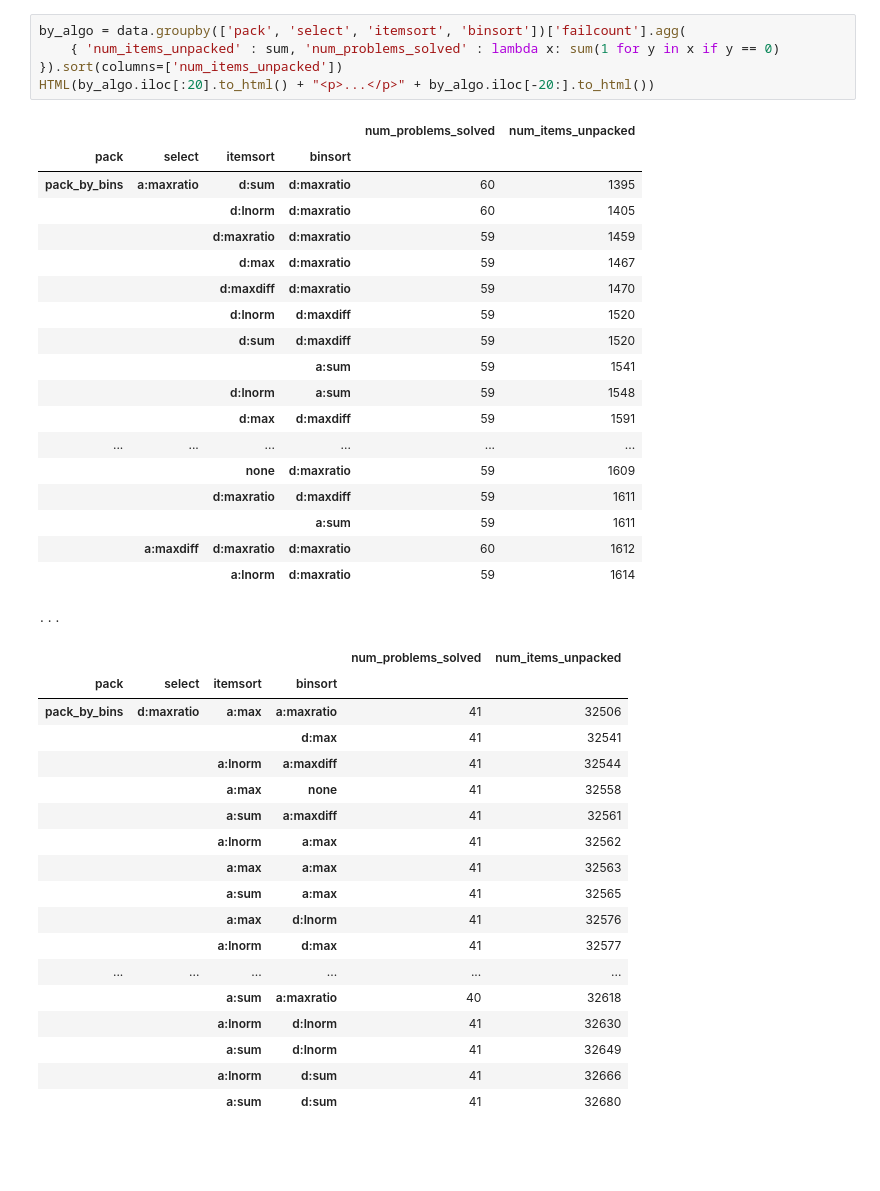
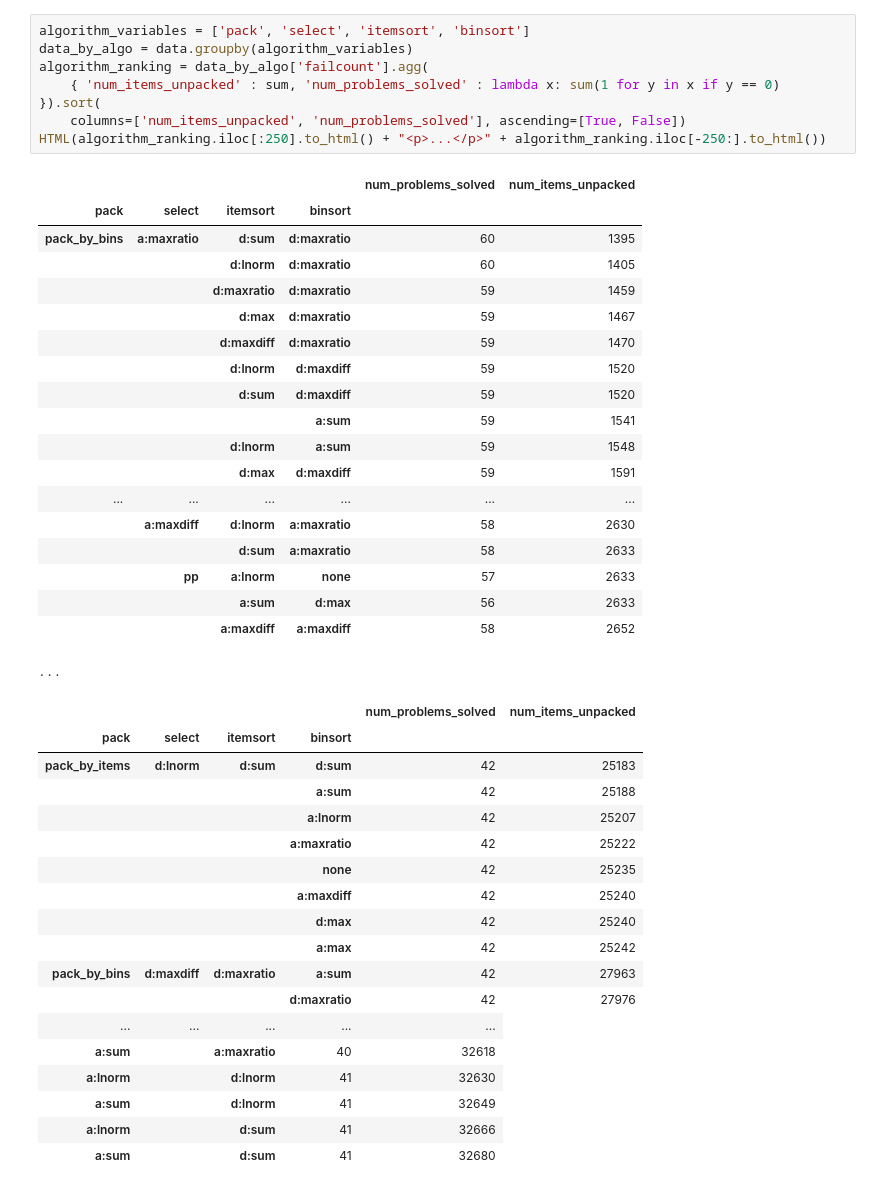
Before and after one commit to marklee77/notebooks, a Jupyter notebook: Vector Packing Experiment 1 Results.ipynb, the cells around one changed output. Saved outputs shown, nothing was run; the diff lists cells and outputs as text; blank space fills up the shorter version.

```diff
--- a/Vector Packing Experiment 1 Results.ipynb
+++ b/Vector Packing Experiment 1 Results.ipynb
@@ -25,45 +25,48 @@ bins                232320  non-null values
 items               232320  non-null values
 dtypes: bool(1), float64(7), int64(3), object(11)
 # %%
-by_algo = data.groupby(['pack', 'select', 'itemsort', 'binsort'])['failcount'].agg(
-    { 'num_items_unpacked' : sum, 'num_problems_solved' : lambda x: sum(1 for y in x if y == 0) }).sort(columns=['num_items_unpacked'])
-HTML(by_algo.iloc[:20].to_html() + "<p>...</p>" + by_algo.iloc[-20:].to_html())
+algorithm_variables = ['pack', 'select', 'itemsort', 'binsort']
+data_by_algo = data.groupby(algorithm_variables)
+algorithm_ranking = data_by_algo['failcount'].agg(
+    { 'num_items_unpacked' : sum, 'num_problems_solved' : lambda x: sum(1 for y in x if y == 0) }).sort(
+    columns=['num_items_unpacked', 'num_problems_solved'], ascending=[True, False])
+HTML(algorithm_ranking.iloc[:250].to_html() + "<p>...</p>" + algorithm_ranking.iloc[-250:].to_html())
 # %% [output]
 |  |  |  |  | num_problems_solved | num_items_unpacked |
 | pack | select | itemsort | binsort |  |  |
 | pack_by_bins | a:maxratio | d:sum | d:maxratio | 60 | 1395 |
 |  |  | d:lnorm | d:maxratio | 60 | 1405 |
 |  |  | d:maxratio | d:maxratio | 59 | 1459 |
 |  |  | d:max | d:maxratio | 59 | 1467 |
 |  |  | d:maxdiff | d:maxratio | 59 | 1470 |
 |  |  | d:lnorm | d:maxdiff | 59 | 1520 |
 |  |  | d:sum | d:maxdiff | 59 | 1520 |
 |  |  |  | a:sum | 59 | 1541 |
 |  |  | d:lnorm | a:sum | 59 | 1548 |
 |  |  | d:max | d:maxdiff | 59 | 1591 |
 | ... | ... | ... | ... | ... | ... |
-|  |  | none | d:maxratio | 59 | 1609 |
-|  |  | d:maxratio | d:maxdiff | 59 | 1611 |
-|  |  |  | a:sum | 59 | 1611 |
-|  | a:maxdiff | d:maxratio | d:maxratio | 60 | 1612 |
-|  |  | a:lnorm | d:maxratio | 59 | 1614 |
+|  | a:maxdiff | d:lnorm | a:maxratio | 58 | 2630 |
+|  |  | d:sum | a:maxratio | 58 | 2633 |
+|  | pp | a:lnorm | none | 57 | 2633 |
+|  |  | a:sum | d:max | 56 | 2633 |
+|  |  | a:maxdiff | a:maxdiff | 58 | 2652 |
 ...
 |  |  |  |  | num_problems_solved | num_items_unpacked |
 | pack | select | itemsort | binsort |  |  |
-| pack_by_bins | d:maxratio | a:max | a:maxratio | 41 | 32506 |
-|  |  |  | d:max | 41 | 32541 |
-|  |  | a:lnorm | a:maxdiff | 41 | 32544 |
-|  |  | a:max | none | 41 | 32558 |
-|  |  | a:sum | a:maxdiff | 41 | 32561 |
-|  |  | a:lnorm | a:max | 41 | 32562 |
-|  |  | a:max | a:max | 41 | 32563 |
-|  |  | a:sum | a:max | 41 | 32565 |
-|  |  | a:max | d:lnorm | 41 | 32576 |
-|  |  | a:lnorm | d:max | 41 | 32577 |
-| ... | ... | ... | ... | ... | ... |
-|  |  | a:sum | a:maxratio | 40 | 32618 |
-|  |  | a:lnorm | d:lnorm | 41 | 32630 |
-|  |  | a:sum | d:lnorm | 41 | 32649 |
-|  |  | a:lnorm | d:sum | 41 | 32666 |
-|  |  | a:sum | d:sum | 41 | 32680 |
+| pack_by_items | d:lnorm | d:sum | d:sum | 42 | 25183 |
+|  |  |  | a:sum | 42 | 25188 |
+|  |  |  | a:lnorm | 42 | 25207 |
+|  |  |  | a:maxratio | 42 | 25222 |
+|  |  |  | none | 42 | 25235 |
+|  |  |  | a:maxdiff | 42 | 25240 |
+|  |  |  | d:max | 42 | 25240 |
+|  |  |  | a:max | 42 | 25242 |
+| pack_by_bins | d:maxdiff | d:maxratio | a:sum | 42 | 27963 |
+|  |  |  | d:maxratio | 42 | 27976 |
+| ... | ... | ... | ... | ... |
+| a:sum |  | a:maxratio | 40 | 32618 |
+| a:lnorm |  | d:lnorm | 41 | 32630 |
+| a:sum |  | d:lnorm | 41 | 32649 |
+| a:lnorm |  | d:sum | 41 | 32666 |
+| a:sum |  | d:sum | 41 | 32680 |
 # %%
```
Also changed, not shown: parts of 18 cells of this notebook.
